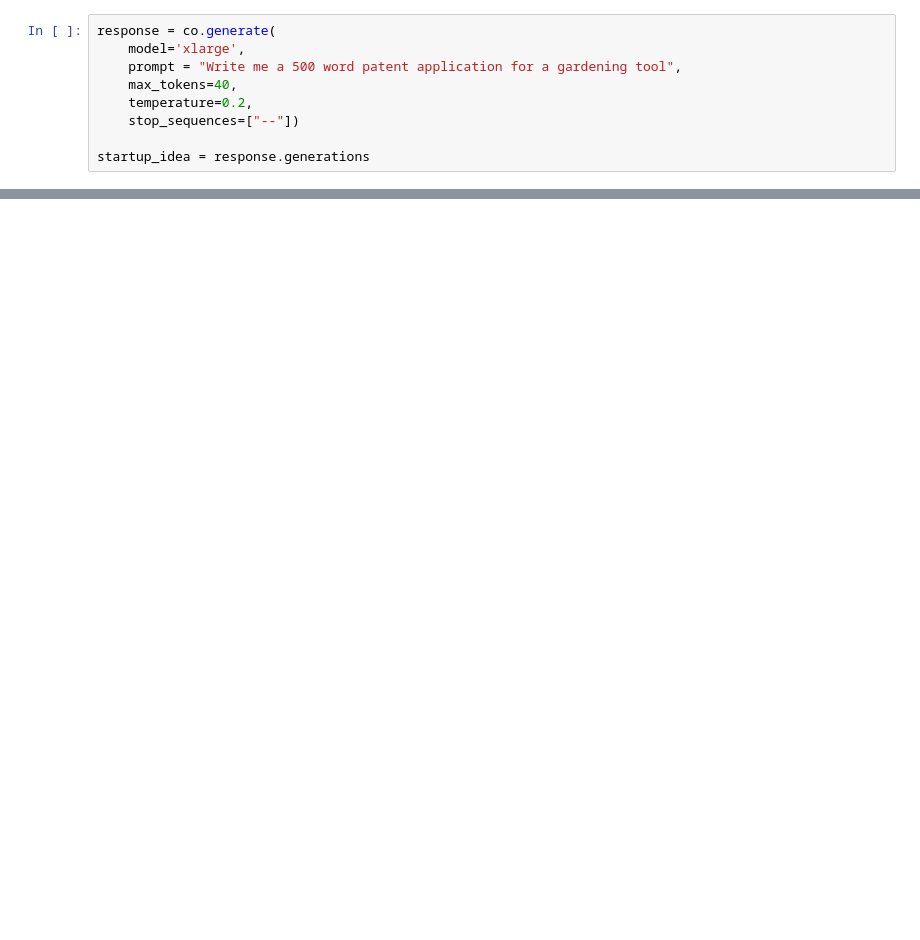
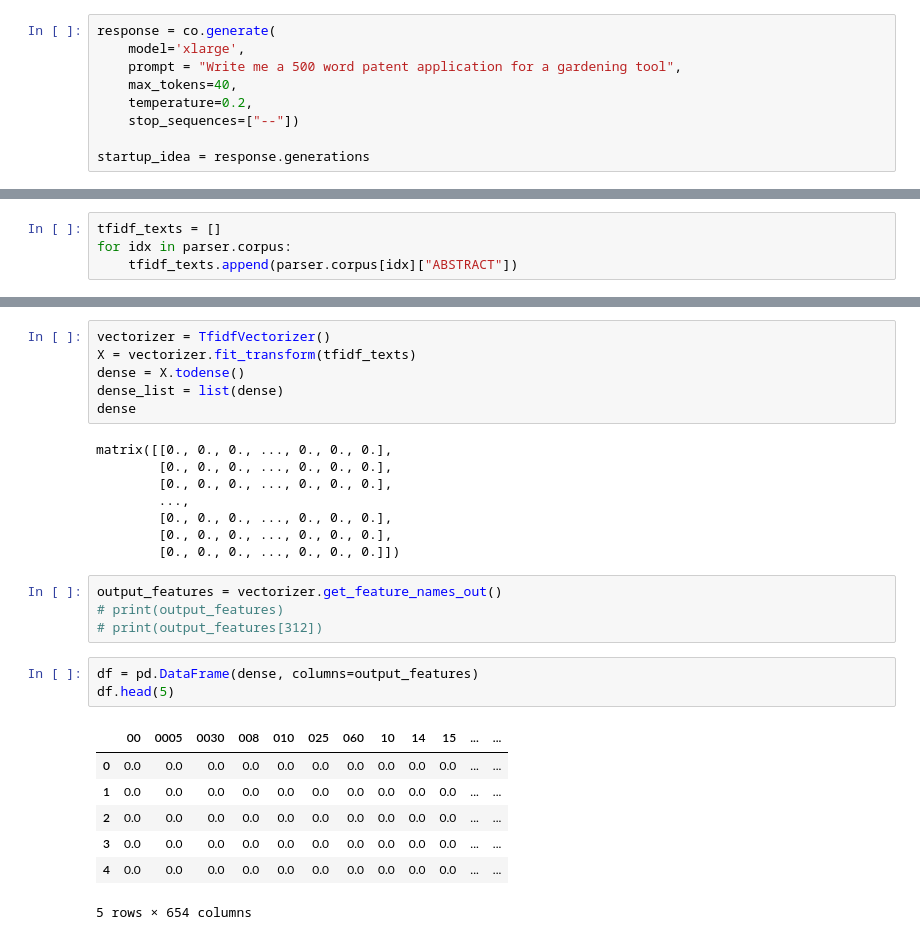
Before and after one commit to KennethJChew/SemanticSearchHackathon, a Jupyter notebook: embeddings.ipynb, the cells around one changed output, grey strips where cells are left out. Cells and saved outputs as stored; diff of their text form; blank space fills up the shorter version.

```diff
--- a/embeddings.ipynb
+++ b/embeddings.ipynb
@@ -198,0 +258,4 @@ I need a patent application for a gardening tool. The patent
+# %%
+tfidf_texts = []
+for idx in parser.corpus:
+    tfidf_texts.append(parser.corpus[idx]["ABSTRACT"])
@@ -198,0 +274,29 @@ I need a patent application for a gardening tool. The patent
+# %%
+vectorizer = TfidfVectorizer()
+X = vectorizer.fit_transform(tfidf_texts)
+dense = X.todense()
+dense_list = list(dense)
+dense
+# %% [output]
+matrix([[0., 0., 0., ..., 0., 0., 0.],
+        [0., 0., 0., ..., 0., 0., 0.],
+        [0., 0., 0., ..., 0., 0., 0.],
+        ...,
+        [0., 0., 0., ..., 0., 0., 0.],
+        [0., 0., 0., ..., 0., 0., 0.],
+        [0., 0., 0., ..., 0., 0., 0.]])
+# %%
+output_features = vectorizer.get_feature_names_out()
+# print(output_features)
+# print(output_features[312])
+# %%
+df = pd.DataFrame(dense, columns=output_features)
+df.head(5)
+# %% [output]
+|  | 00 | 0005 | 0030 | 008 | 010 | 025 | 060 | 10 | 14 | 15 | ... | ... |
+| 0 | 0.0 | 0.0 | 0.0 | 0.0 | 0.0 | 0.0 | 0.0 | 0.0 | 0.0 | 0.0 | ... | ... |
+| 1 | 0.0 | 0.0 | 0.0 | 0.0 | 0.0 | 0.0 | 0.0 | 0.0 | 0.0 | 0.0 | ... | ... |
+| 2 | 0.0 | 0.0 | 0.0 | 0.0 | 0.0 | 0.0 | 0.0 | 0.0 | 0.0 | 0.0 | ... | ... |
+| 3 | 0.0 | 0.0 | 0.0 | 0.0 | 0.0 | 0.0 | 0.0 | 0.0 | 0.0 | 0.0 | ... | ... |
+| 4 | 0.0 | 0.0 | 0.0 | 0.0 | 0.0 | 0.0 | 0.0 | 0.0 | 0.0 | 0.0 | ... | ... |
+5 rows × 654 columns
```
Also changed, not shown: parts of 27 cells of this notebook, 1 other file.
